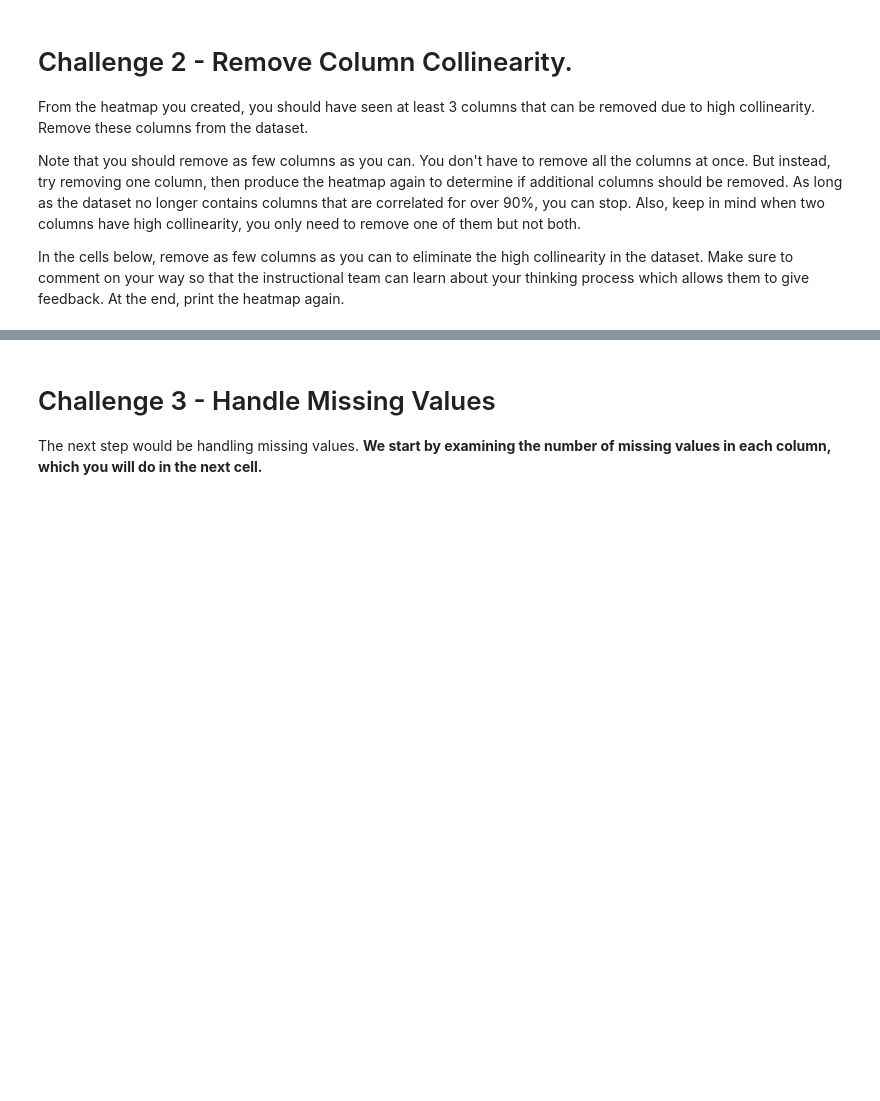
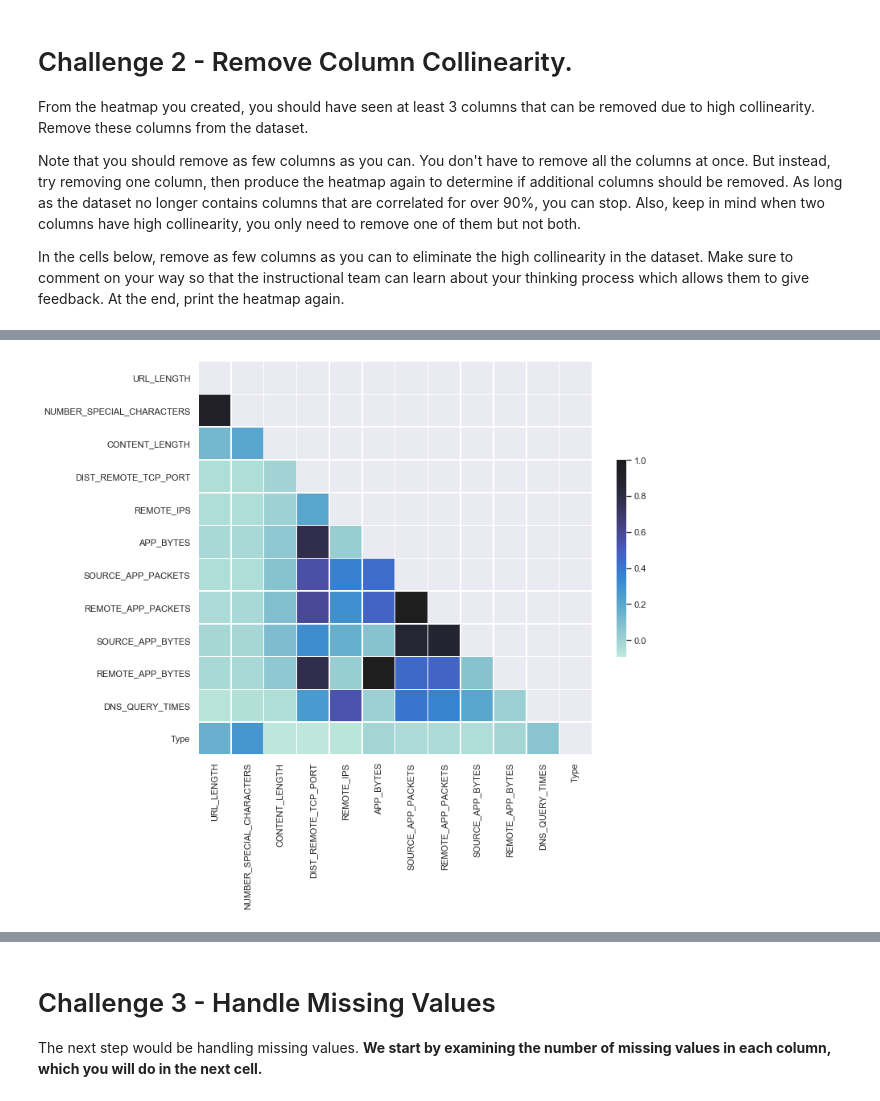
Before and after one commit to ta-data-lis/lab-supervised-learning, a Jupyter notebook: your-code/main.ipynb, the cells around one changed output, grey strips where cells are left out. Cells and saved outputs as stored; diff of their text form; code cells hidden in the pictures; blank space fills up the shorter version.

```diff
--- a/your-code/main.ipynb
+++ b/your-code/main.ipynb
@@ -70,0 +219,8 @@ In the cells below, remove as few columns as you can to eliminate the high colli
+# %%
+# Print heatmap again
+data = data.drop('TCP_CONVERSATION_EXCHANGE', axis=1)
+cm_plot(data.corr())
+data.corr()[data.corr() >= .9]
+#''' TCP_CONVERSATION_EXCHANGE is  highly correlatied with a lot of  features so we can not have any new stuff so is ''''
+# %% [output]
+[figure, added]
```
Also changed, not shown: parts of 69 cells of this notebook.
